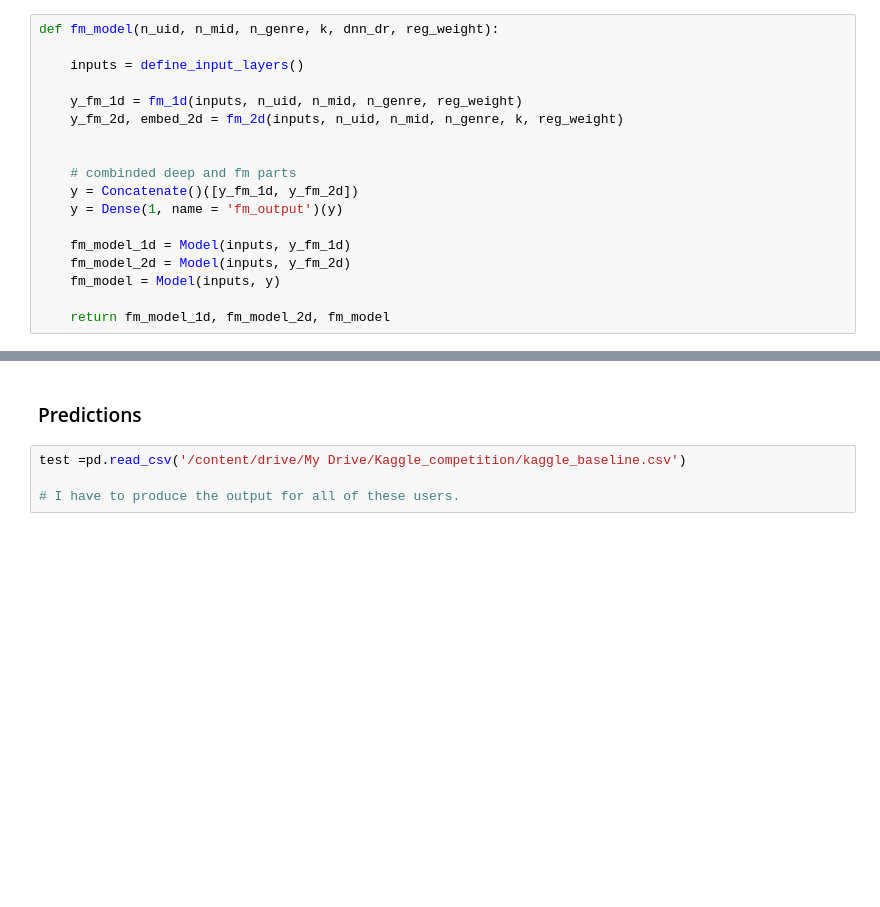
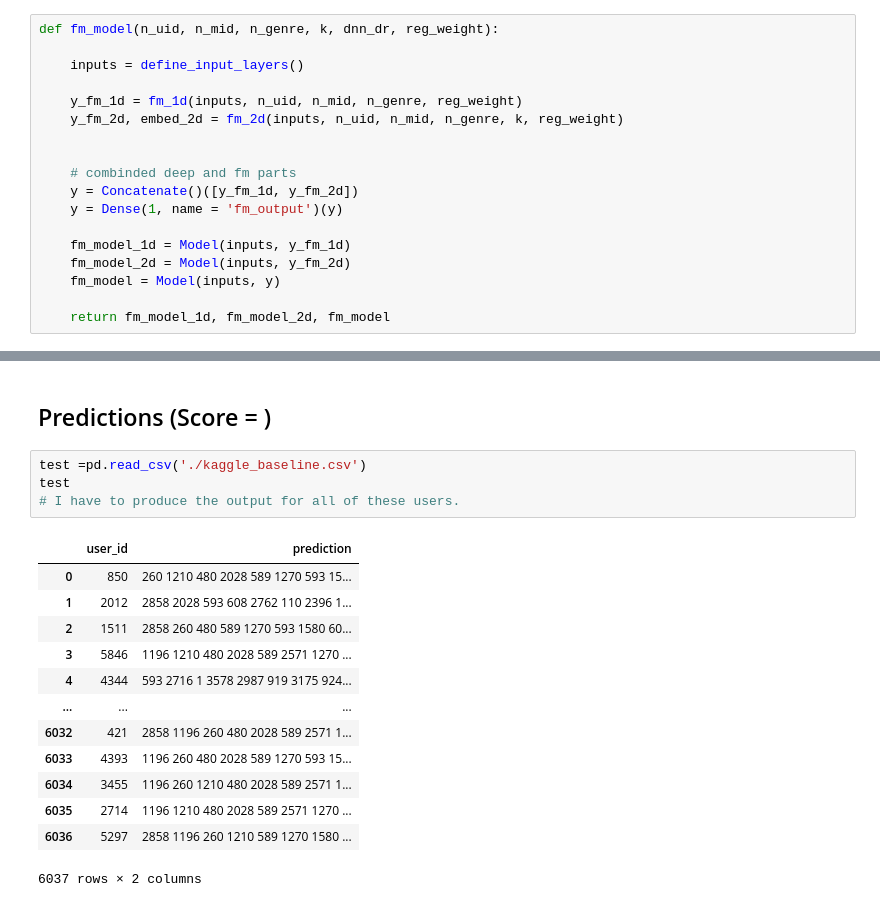
Before and after one commit to EddieConti/Kaggle_recommenders, a Jupyter notebook: Fact_Mach.ipynb, the cells around one changed output, grey strips where cells are left out. Cells and saved outputs as stored; diff of their text form; blank space fills up the shorter version.

```diff
--- a/Fact_Mach.ipynb
+++ b/Fact_Mach.ipynb
@@ -399,9 +502,23 @@ Epoch 11/30
 # %% [markdown]
-### Predictions
+## Predictions (Score = )
 # %%
-test =pd.read_csv('/content/drive/My Drive/Kaggle_competition/kaggle_baseline.csv')
-
+test =pd.read_csv('./kaggle_baseline.csv')
+test
 # I have to produce the output for all of these users.
+# %% [output]
+|  | user_id | prediction |
+| 0 | 850 | 260 1210 480 2028 589 1270 593 15... |
+| 1 | 2012 | 2858 2028 593 608 2762 110 2396 1... |
+| 2 | 1511 | 2858 260 480 589 1270 593 1580 60... |
+| 3 | 5846 | 1196 1210 480 2028 589 2571 1270 ... |
+| 4 | 4344 | 593 2716 1 3578 2987 919 3175 924... |
+| ... | ... | ... |
+| 6032 | 421 | 2858 1196 260 480 2028 589 2571 1... |
+| 6033 | 4393 | 1196 260 480 2028 589 1270 593 15... |
+| 6034 | 3455 | 1196 260 1210 480 2028 589 2571 1... |
+| 6035 | 2714 | 1196 1210 480 2028 589 2571 1270 ... |
+| 6036 | 5297 | 2858 1196 260 1210 589 1270 1580 ... |
+6037 rows × 2 columns
 # %%
 def create_test_dataset(user_id, ratings):
 
```
Also changed, not shown: parts of 30 cells of this notebook, 1 other file.
